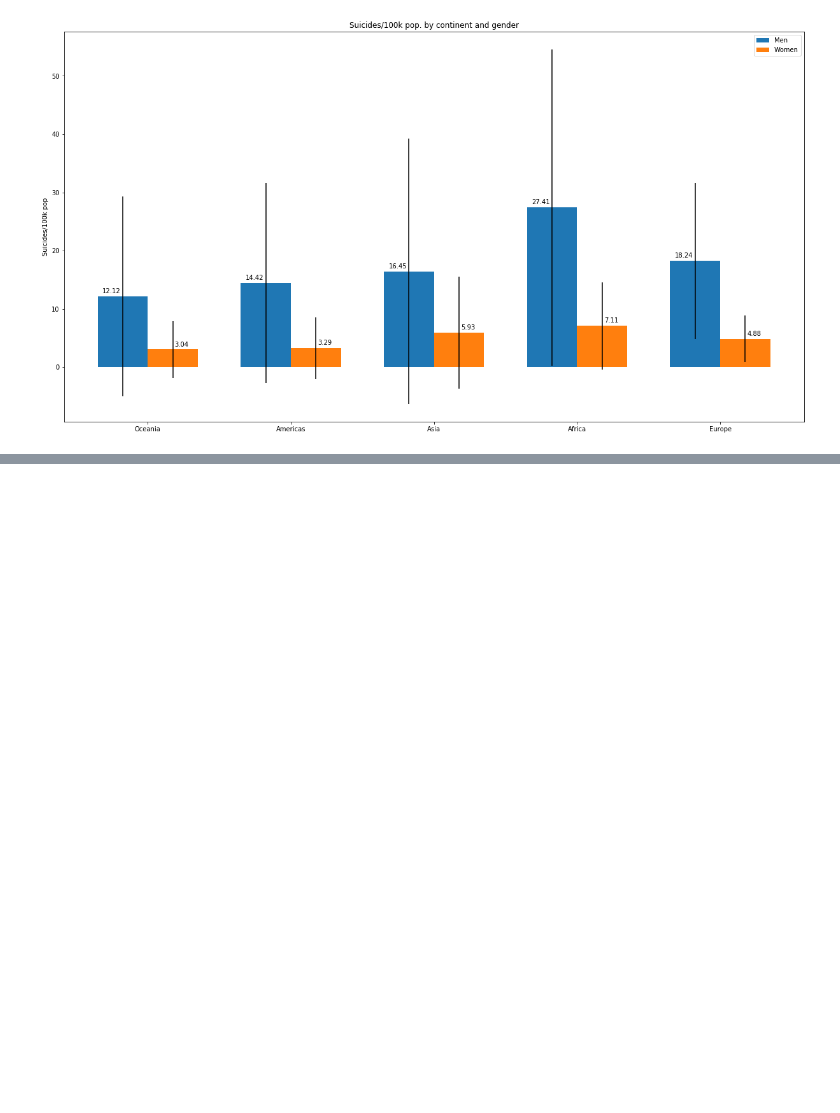
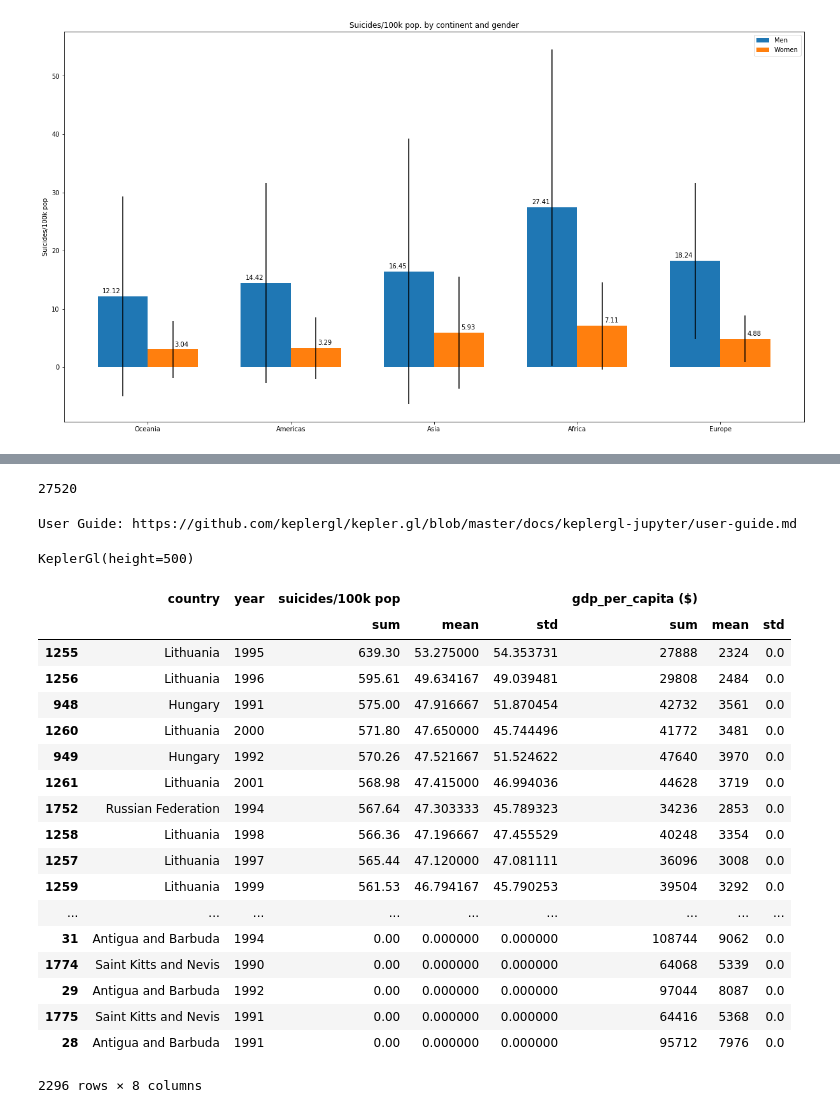
Before and after one commit to jmolins89/project-pipeline, a Jupyter notebook: src/Untitled.ipynb, the cells around one changed output, grey strips where cells are left out. Saved outputs shown, nothing was run; the diff lists cells and outputs as text; code cells hidden in the pictures; blank space fills up the shorter version.

```diff
--- a/src/Untitled.ipynb
+++ b/src/Untitled.ipynb
@@ -391,0 +403,5 @@ plt.show()
+# %%
+data_clean.columns
+columns=['country', 'year', 'sex', 'age', 'suicides_no', 'population', 'suicides/100k pop',
+       ' gdp_for_year ($) ', 'gdp_per_capita ($)', 'generation', 'Language',
+       'Region']
@@ -391,0 +494,37 @@ plt.show()
+# %%
+(len(data_clean['country']))
+# %% [output]
+27520
+# %%
+from keplergl import KeplerGl
+map_1 = KeplerGl(height=500)
+map_1
+# %% [output]
+User Guide: https://github.com/keplergl/kepler.gl/blob/master/docs/keplergl-jupyter/user-guide.md
+KeplerGl(height=500)
+# %%
+df4 = data_clean.groupby(['country','year']).agg(['sum','mean','std'])[['suicides/100k pop','gdp_per_capita ($)']].reset_index()
+# %%
+df4.sort_values(('suicides/100k pop','mean'), ascending=False, inplace=True)
+# %%
+df4
+# %% [output]
+|  | country | year | suicides/100k pop |  |  | gdp_per_capita ($) |  |  |
+|  |  |  | sum | mean | std | sum | mean | std |
+| 1255 | Lithuania | 1995 | 639.30 | 53.275000 | 54.353731 | 27888 | 2324 | 0.0 |
+| 1256 | Lithuania | 1996 | 595.61 | 49.634167 | 49.039481 | 29808 | 2484 | 0.0 |
+| 948 | Hungary | 1991 | 575.00 | 47.916667 | 51.870454 | 42732 | 3561 | 0.0 |
+| 1260 | Lithuania | 2000 | 571.80 | 47.650000 | 45.744496 | 41772 | 3481 | 0.0 |
+| 949 | Hungary | 1992 | 570.26 | 47.521667 | 51.524622 | 47640 | 3970 | 0.0 |
+| 1261 | Lithuania | 2001 | 568.98 | 47.415000 | 46.994036 | 44628 | 3719 | 0.0 |
+| 1752 | Russian Federation | 1994 | 567.64 | 47.303333 | 45.789323 | 34236 | 2853 | 0.0 |
+| 1258 | Lithuania | 1998 | 566.36 | 47.196667 | 47.455529 | 40248 | 3354 | 0.0 |
+| 1257 | Lithuania | 1997 | 565.44 | 47.120000 | 47.081111 | 36096 | 3008 | 0.0 |
+| 1259 | Lithuania | 1999 | 561.53 | 46.794167 | 45.790253 | 39504 | 3292 | 0.0 |
+| ... | ... | ... | ... | ... | ... | ... | ... | ... |
+| 31 | Antigua and Barbuda | 1994 | 0.00 | 0.000000 | 0.000000 | 108744 | 9062 | 0.0 |
+| 1774 | Saint Kitts and Nevis | 1990 | 0.00 | 0.000000 | 0.000000 | 64068 | 5339 | 0.0 |
+| 29 | Antigua and Barbuda | 1992 | 0.00 | 0.000000 | 0.000000 | 97044 | 8087 | 0.0 |
+| 1775 | Saint Kitts and Nevis | 1991 | 0.00 | 0.000000 | 0.000000 | 64416 | 5368 | 0.0 |
+| 28 | Antigua and Barbuda | 1991 | 0.00 | 0.000000 | 0.000000 | 95712 | 7976 | 0.0 |
+2296 rows × 8 columns
```
Also changed, not shown: parts of 17 cells of this notebook, 13 other files.
